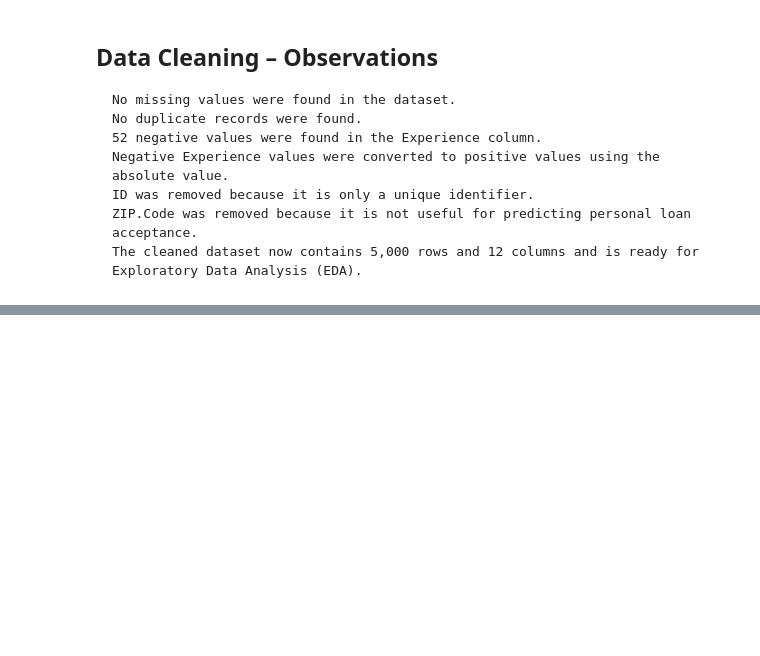
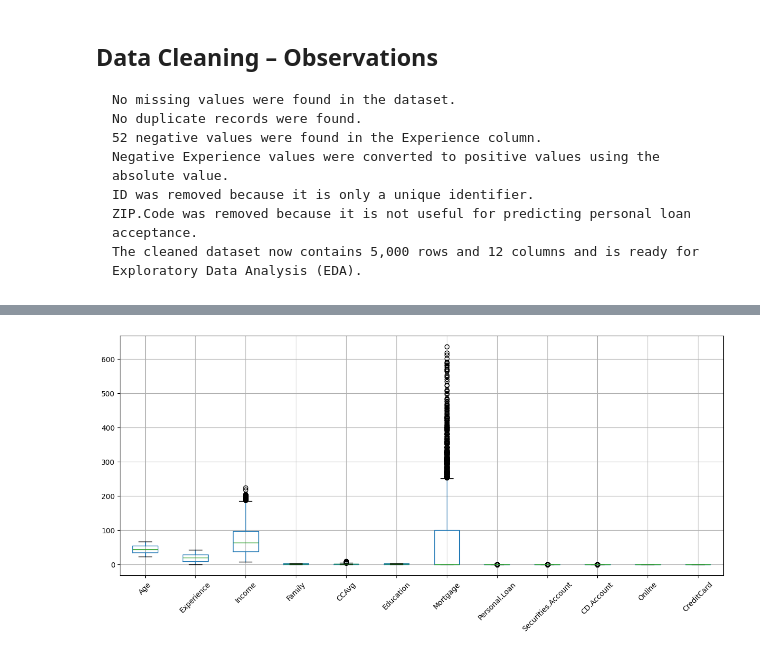
Before and after one commit to hadinmirza/bank-loan-approcal-prediction, a Jupyter notebook: notebooks/data-cleaning.ipynb, the cells around one changed output, grey strips where cells are left out. Cells and saved outputs as stored; diff of their text form; code cells hidden in the pictures; blank space fills up the shorter version.

```diff
--- a/notebooks/data-cleaning.ipynb
+++ b/notebooks/data-cleaning.ipynb
@@ -79,0 +99,6 @@ df.shape
+# %%
+df.boxplot(figsize=(15,6))
+plt.xticks(rotation=45)
+plt.show()
+# %% [output]
+[figure, added]
```
Also changed, not shown: parts of 7 cells of this notebook, 1 other file.
